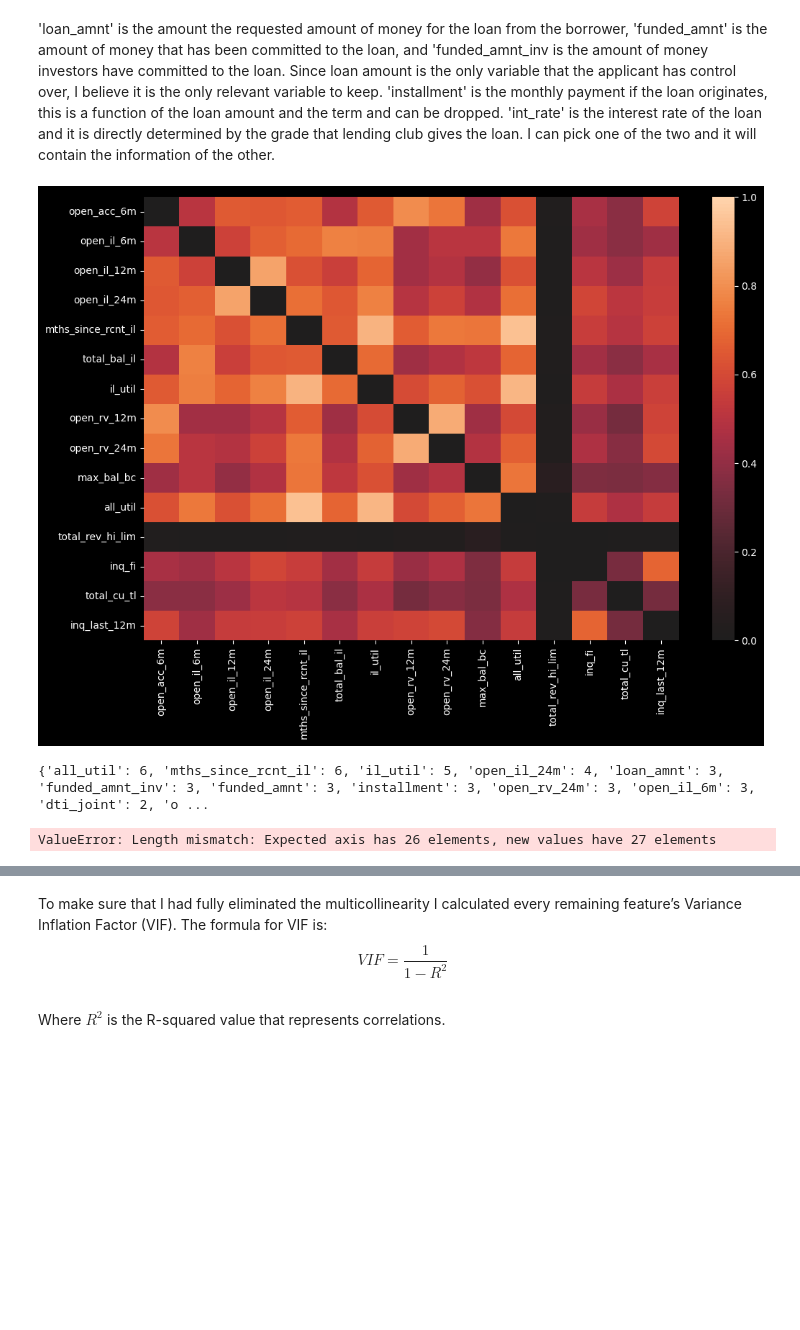
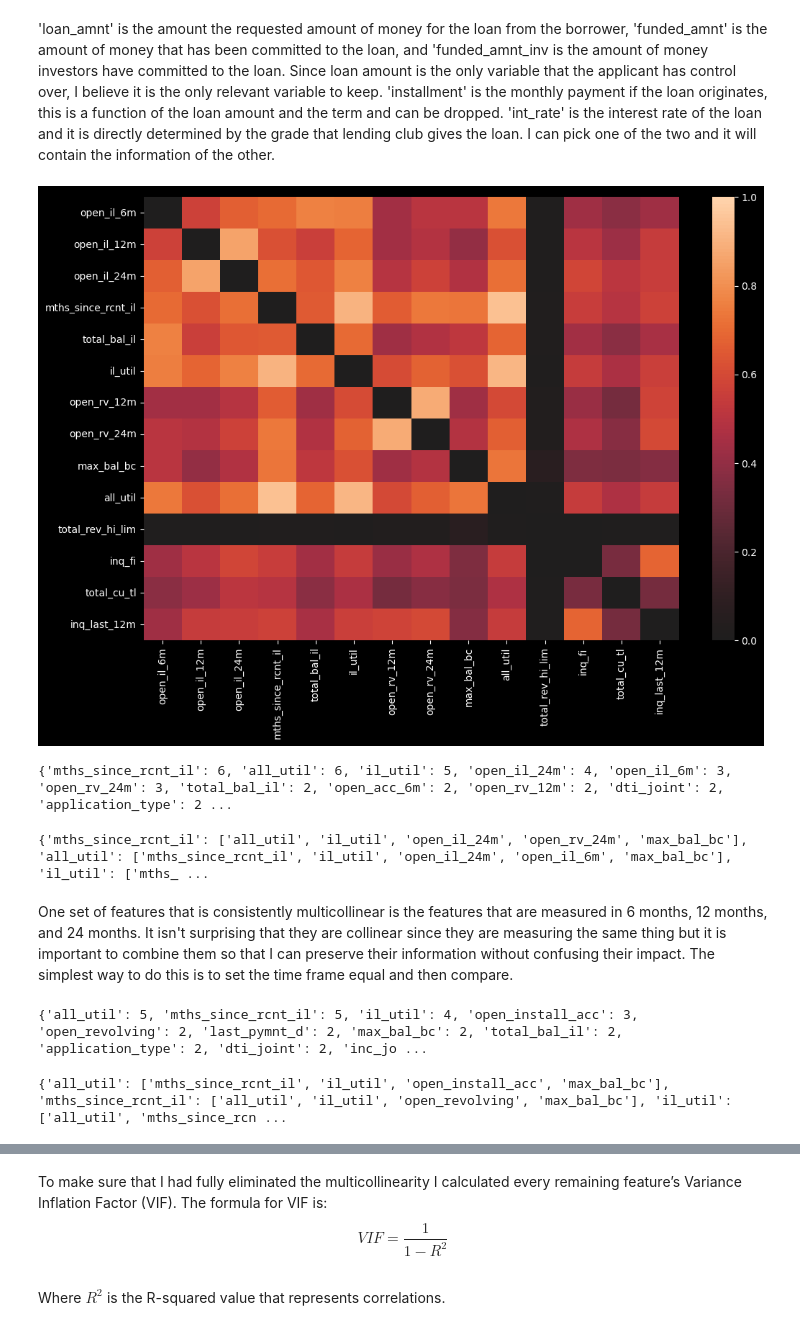
Before and after one commit to Jewdah18/Loan-Default-Risk, a Jupyter notebook: notebooks/Data Wrangling.ipynb, the cells around one changed output, grey strips where cells are left out. Cells and saved outputs as stored; diff of their text form; code cells hidden in the pictures; blank space fills up the shorter version.

Commit message:
Finished multi-colinearity

```diff
--- a/notebooks/Data Wrangling.ipynb
+++ b/notebooks/Data Wrangling.ipynb
@@ -557,11 +557,12 @@ zero_diagonal_heatmap(X_num, 0, 7)
 # %% [markdown]
 'loan_amnt' is the amount the requested amount of money for the loan from the borrower, 'funded_amnt' is the amount of money that has been committed to the loan, and 'funded_amnt_inv is the amount of money investors have committed to the loan. Since loan amount is the only variable that the applicant has control over, I believe it is the only relevant variable to keep. 'installment' is the monthly payment if the loan originates, this is a function of the loan amount and the term and can be dropped. 'int_rate' is the interest rate of the loan and it is directly determined by the grade that lending club gives the loan. I can pick one of the two and it will contain the information of the other.
 # %%
-X_num = X_num.drop(['funded_amnt','funded_amnt_inv', 'installment','int_rate'], axis = 1)
+# X_num = X_num.drop(['funded_amnt','funded_amnt_inv', 'installment','int_rate'], axis = 1)
+X_num_X.drop(['funded_amnt','funded_amnt_inv', 'installment','int_rate'], axis = 1, inplace = True)
 # %%
-zero_diagonal_heatmap(X_num,31,46)
+zero_diagonal_heatmap(X_num_X,31,45)
 # %% [output]
-[figure, old version]
+[figure, new version]
 # %%
 # Create a function that takes a dataframe and a correlation level
 def corr_dict(dfx, corr = 0.7):
@@ -578,7 +579,7 @@ def corr_dict(dfx, corr = 0.7):
 # %%
 corr_dict(X_num_X)
 # %% [output]
-{'all_util': 6, 'mths_since_rcnt_il': 6, 'il_util': 5, 'open_il_24m': 4, 'loan_amnt': 3, 'funded_amnt_inv': 3, 'funded_amnt': 3, 'installment': 3, 'open_rv_24m': 3, 'open_il_6m': 3, 'dti_joint': 2, 'o ...
+{'mths_since_rcnt_il': 6, 'all_util': 6, 'il_util': 5, 'open_il_24m': 4, 'open_il_6m': 3, 'open_rv_24m': 3, 'total_bal_il': 2, 'open_acc_6m': 2, 'open_rv_12m': 2, 'dti_joint': 2, 'application_type': 2 ...
 # %%
 # Create a function that takes a list of features and minimum number of correlations
 def corr_list(min_corr, corr, still_high_mcl = None):
@@ -604,6 +607,8 @@ def corr_list(min_corr, corr, still_high_mcl = None):
     # print the result
     print(correlations2)
 # %%
-corr_list(corr = 0.9, min_corr = 1)
+corr_list(corr = 0.7, min_corr = 1)
 # %% [output]
-ValueError: Length mismatch: Expected axis has 26 elements, new values have 27 elements
+{'mths_since_rcnt_il': ['all_util', 'il_util', 'open_il_24m', 'open_rv_24m', 'max_bal_bc'], 'all_util': ['mths_since_rcnt_il', 'il_util', 'open_il_24m', 'open_il_6m', 'max_bal_bc'], 'il_util': ['mths_ ...
+# %% [markdown]
+One set of features that is consistently multicollinear is the features that are measured in 6 months, 12 months, and 24 months. It isn't surprising that they are collinear since they are measuring the same thing but it is important to combine them so that I can preserve their information without confusing their impact. The simplest way to do this is to set the time frame equal and then compare.
@@ -609,0 +624,8 @@ ValueError: Length mismatch: Expected axis has 26 elements, new values have 27 e
+# %%
+corr_dict(X_num_X)
+# %% [output]
+{'all_util': 5, 'mths_since_rcnt_il': 5, 'il_util': 4, 'open_install_acc': 3, 'open_revolving': 2, 'last_pymnt_d': 2, 'max_bal_bc': 2, 'total_bal_il': 2, 'application_type': 2, 'dti_joint': 2, 'inc_jo ...
+# %%
+corr_list(corr = 0.7, min_corr = 1)
+# %% [output]
+{'all_util': ['mths_since_rcnt_il', 'il_util', 'open_install_acc', 'max_bal_bc'], 'mths_since_rcnt_il': ['all_util', 'il_util', 'open_revolving', 'max_bal_bc'], 'il_util': ['all_util', 'mths_since_rcn ...
```
Also changed, not shown: parts of 44 cells of this notebook.
